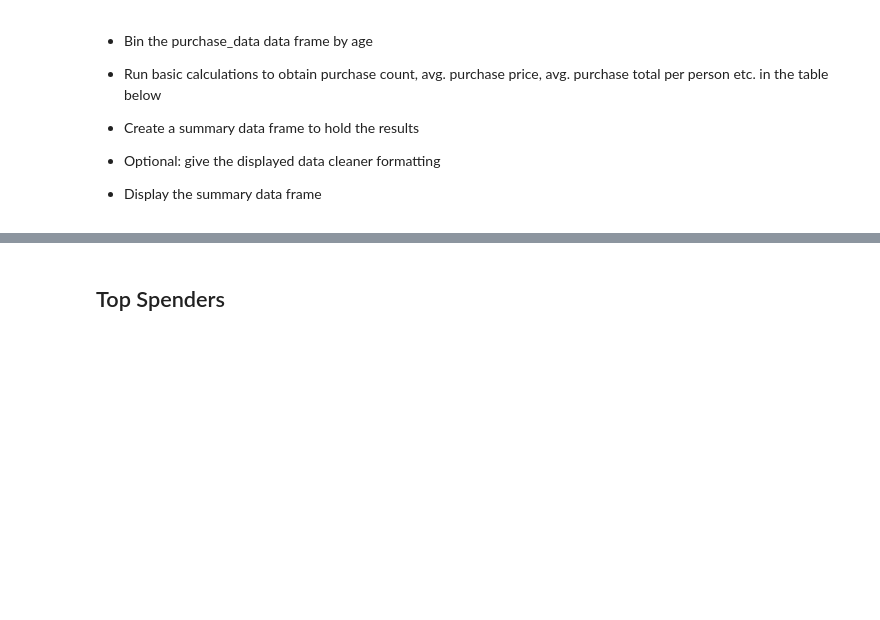
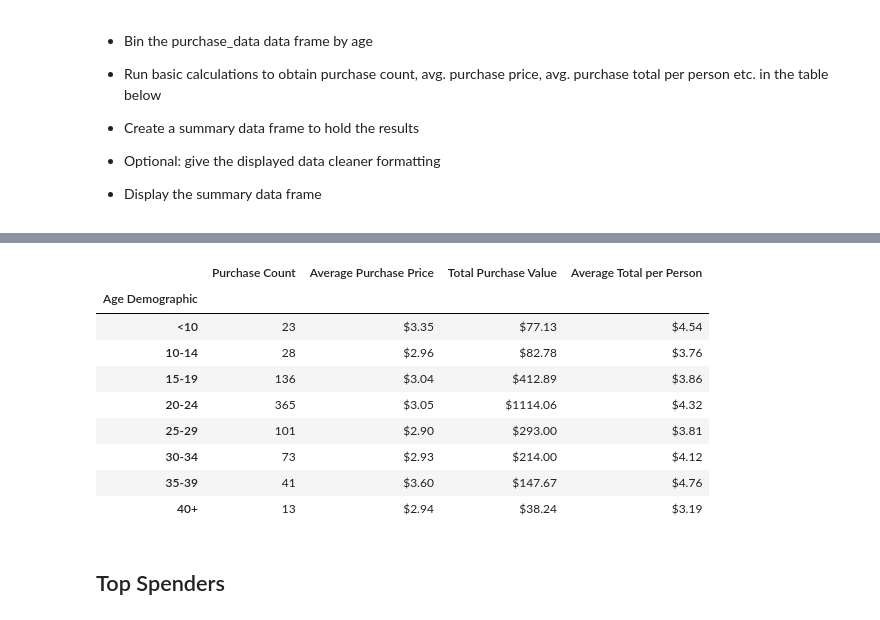
Before and after one commit to areejhum/HerosPandas_Project, a Jupyter notebook: HeroesOfPymoli_starter.ipynb, the cells around one changed output, grey strips where cells are left out. Saved outputs shown, nothing was run; the diff lists cells and outputs as text; code cells hidden in the pictures; blank space fills up the shorter version.

```diff
--- a/HeroesOfPymoli_starter.ipynb
+++ b/HeroesOfPymoli_starter.ipynb
@@ -13,7 +13,7 @@ import pandas as pd
 import numpy as np
 
 # File to Load (Remember to Change These)
-file_to_load = "Resources", "purchase_data.csv"
+file_to_load = "Resources/purchase_data.csv"
 
 # Read Purchasing File and store into Pandas data frame
 purchase_data = pd.read_csv(file_to_load)
@@ -145,3 +217,49 @@ NameError: name 'purchase_data' is not defined
+# %%
+bins = [0, 9, 14, 19, 24, 29, 34, 39, 100]
+
+demographics = ["<10", "10-14", "15-19", "20-24", "25-29", "30-34", "35-39", "40+"]
+
+purchase_data["Age Demographic"] = pd.cut(purchase_data["Age"], bins, labels = demographics)
+age_demographics = purchase_data.groupby("Age Demographic")
+
+#Number of purchases per demographic
+purchase_count = age_demographics["Purchase ID"].count()
+
+#Price per demographic
+avg_price = age_demographics["Price"].mean()
+
+#Amount purchased per demographic
+total_purchase_value = purchase_count * avg_price
+
+avg_total_per_person = age_demographics["Price"].sum()/age_demographics["SN"].nunique()
+
+summary_df = pd.DataFrame({
+    "Purchase Count": purchase_count,
+    "Average Purchase Price": avg_price,
+    "Total Purchase Value": total_purchase_value,
+    "Average Total per Person": avg_total_per_person
+})
+
+
+summary_df["Average Purchase Price"] = summary_df["Average Purchase Price"].map("${:.2f}".format)
+summary_df["Average Total per Person"] = summary_df["Average Total per Person"].map("${:.2f}".format)
+summary_df["Total Purchase Value"] = summary_df["Total Purchase Value"].map("${:.2f}".format)
+
+summary_df = summary_df[["Purchase Count", "Average Purchase Price", "Total Purchase Value",
+                         "Average Total per Person"]]
+
+summary_df
+# %% [output]
+|  | Purchase Count | Average Purchase Price | Total Purchase Value | Average Total per Person |
+| Age Demographic |  |  |  |  |
+| <10 | 23 | $3.35 | $77.13 | $4.54 |
+| 10-14 | 28 | $2.96 | $82.78 | $3.76 |
+| 15-19 | 136 | $3.04 | $412.89 | $3.86 |
+| 20-24 | 365 | $3.05 | $1114.06 | $4.32 |
+| 25-29 | 101 | $2.90 | $293.00 | $3.81 |
+| 30-34 | 73 | $2.93 | $214.00 | $4.12 |
+| 35-39 | 41 | $3.60 | $147.67 | $4.76 |
+| 40+ | 13 | $2.94 | $38.24 | $3.19 |
 # %% [markdown]
 ## Top Spenders
 # %% [markdown]
```
Also changed, not shown: parts of 17 cells of this notebook.
